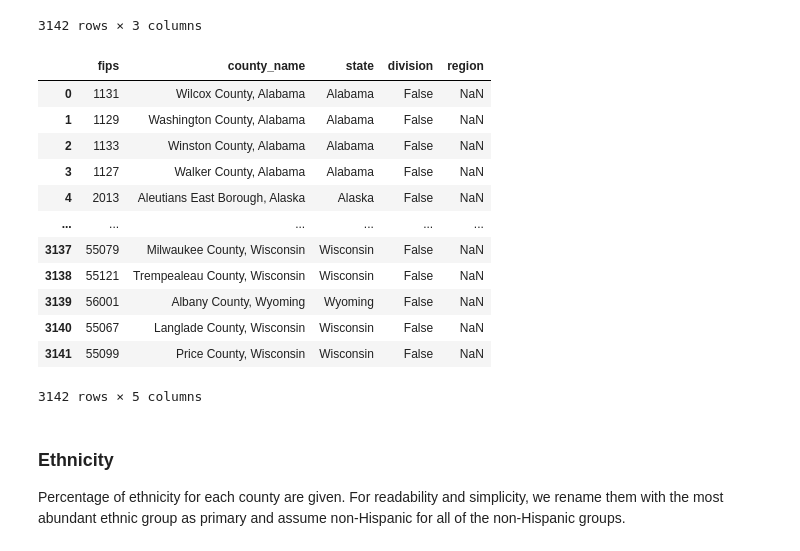
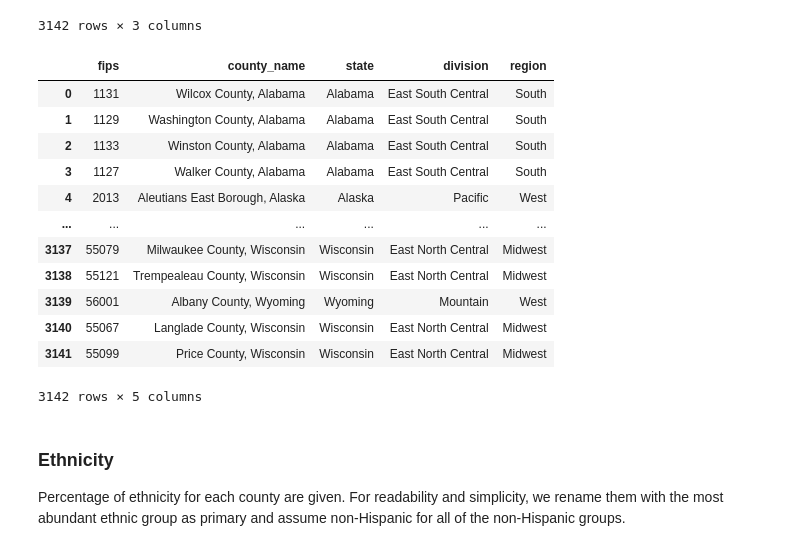
Before and after one commit to kuruparans/covid19-vaccine-hesitancy-analysis, a Jupyter notebook: data-cleaning.ipynb, the cells around one changed output. Cells and saved outputs as stored; diff of their text form; code cells hidden in the pictures.

Commit message:
Add division and region column to county

```diff
--- a/data-cleaning.ipynb
+++ b/data-cleaning.ipynb
@@ -29,35 +29,26 @@ county
 | 3141 | 55099 | Price County, Wisconsin | Wisconsin |
 3142 rows × 3 columns
 # %%
-middle_atlantic_division = ['New Jersey', 'New York', 'Pennsylvania']
-# northeast_region = [new_england_division, middle_atlantic_division]
-east_north_central_division = ['Indiana', 'Illinois', 'Michigan', 'Ohio', 'Wisconsin']
-west_north_central_division = ['Iowa', 'Nebraska', 'Kansas', 'North Dakota', 'Minnesota', 'South Dakota', 'Missouri']
-midwest_region = [east_north_central_division, west_north_central_division]
-south_atlantic_division = ['Delaware', 'District of Columbia', 'Florida', 'Georgia', 'Maryland', 'North Carolina', 'South Carolina', 'Virginia', 'West Virginia']
-east_south_central_division = ['Alabama', 'Kentucky', 'Mississippi', 'Tennessee']
-west_south_central_division = ['Arkansas', 'Louisiana', 'Oklahoma', 'Texas']
-south_region = [south_atlantic_division, east_south_central_division, west_south_central_division]
-mountain_division = ['Arizona', 'Colorado', 'Idaho', 'New Mexico', 'Montana', 'Utah', 'Nevada', 'Wyoming']
-pacific_division = ['Alaska', 'California', 'Hawaii', 'Oregon', 'Washington']
-west_region = [mountain_division, pacific_division]
+regions = [(['New Jersey', 'New York', 'Pennsylvania'], 'New England', 'Northeast'), (['New Jersey', 'New York', 'Pennsylvania'], 'Midatlantic', 'Northeast'), (['Indiana', 'Illinois', 'Michigan', 'Ohio', 'Wisconsin'], 'East North Central', 'Midwest'), (['Iowa', 'Nebraska', 'Kansas', 'North Dakota', 'Minnesota', 'South Dakota', 'Missouri'], 'West North Central', 'Midwest'), (['Delaware', 'District Of Columbia', 'Florida', 'Georgia', 'Maryland', 'North Carolina', 'South Carolina', 'Virginia', 'West Virginia'], 'South Atlantic Division', 'South'), (['Alabama', 'Kentucky', 'Mississippi', 'Tennessee'], 'East South Central', 'South'), (['Arkansas', 'Louisiana', 'Oklahoma', 'Texas'], 'West South Central', 'South'), (['Arizona', 'Colorado', 'Idaho', 'New Mexico', 'Montana', 'Utah', 'Nevada', 'Wyoming'], 'Mountain', 'West'), (['Alaska', 'California', 'Hawaii', 'Oregon', 'Washington'], 'Pacific', 'West')]
 
-# m = county['state'].isin(['Connecticut', 'Maine', 'Massachusetts', 'New Hampshire', 'Rhode Island', 'Vermont'])
-# county.loc[m, ['division', 'region']] = ['New England', 'Northeast']
-# TODO: fix
+
+for (states, division, region) in regions:
+    m = county['state'].isin(states)
+    county.loc[m, ['division', 'region']] = [division, region]
+county
 # %% [output]
 |  | fips | county_name | state | division | region |
-| 0 | 1131 | Wilcox County, Alabama | Alabama | False | NaN |
-| 1 | 1129 | Washington County, Alabama | Alabama | False | NaN |
-| 2 | 1133 | Winston County, Alabama | Alabama | False | NaN |
-| 3 | 1127 | Walker County, Alabama | Alabama | False | NaN |
-| 4 | 2013 | Aleutians East Borough, Alaska | Alaska | False | NaN |
+| 0 | 1131 | Wilcox County, Alabama | Alabama | East South Central | South |
+| 1 | 1129 | Washington County, Alabama | Alabama | East South Central | South |
+| 2 | 1133 | Winston County, Alabama | Alabama | East South Central | South |
+| 3 | 1127 | Walker County, Alabama | Alabama | East South Central | South |
+| 4 | 2013 | Aleutians East Borough, Alaska | Alaska | Pacific | West |
 | ... | ... | ... | ... | ... | ... |
-| 3137 | 55079 | Milwaukee County, Wisconsin | Wisconsin | False | NaN |
-| 3138 | 55121 | Trempealeau County, Wisconsin | Wisconsin | False | NaN |
-| 3139 | 56001 | Albany County, Wyoming | Wyoming | False | NaN |
-| 3140 | 55067 | Langlade County, Wisconsin | Wisconsin | False | NaN |
-| 3141 | 55099 | Price County, Wisconsin | Wisconsin | False | NaN |
+| 3137 | 55079 | Milwaukee County, Wisconsin | Wisconsin | East North Central | Midwest |
+| 3138 | 55121 | Trempealeau County, Wisconsin | Wisconsin | East North Central | Midwest |
+| 3139 | 56001 | Albany County, Wyoming | Wyoming | Mountain | West |
+| 3140 | 55067 | Langlade County, Wisconsin | Wisconsin | East North Central | Midwest |
+| 3141 | 55099 | Price County, Wisconsin | Wisconsin | East North Central | Midwest |
 3142 rows × 5 columns
 # %% [markdown]
 ### Ethnicity
```
